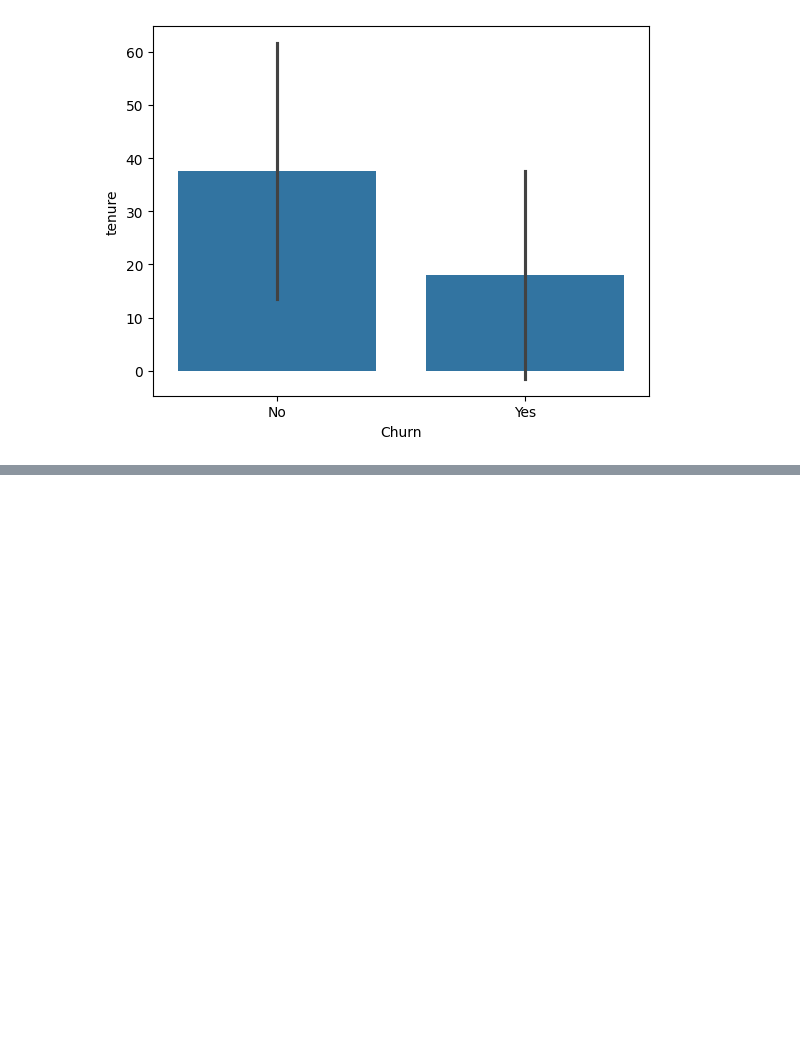
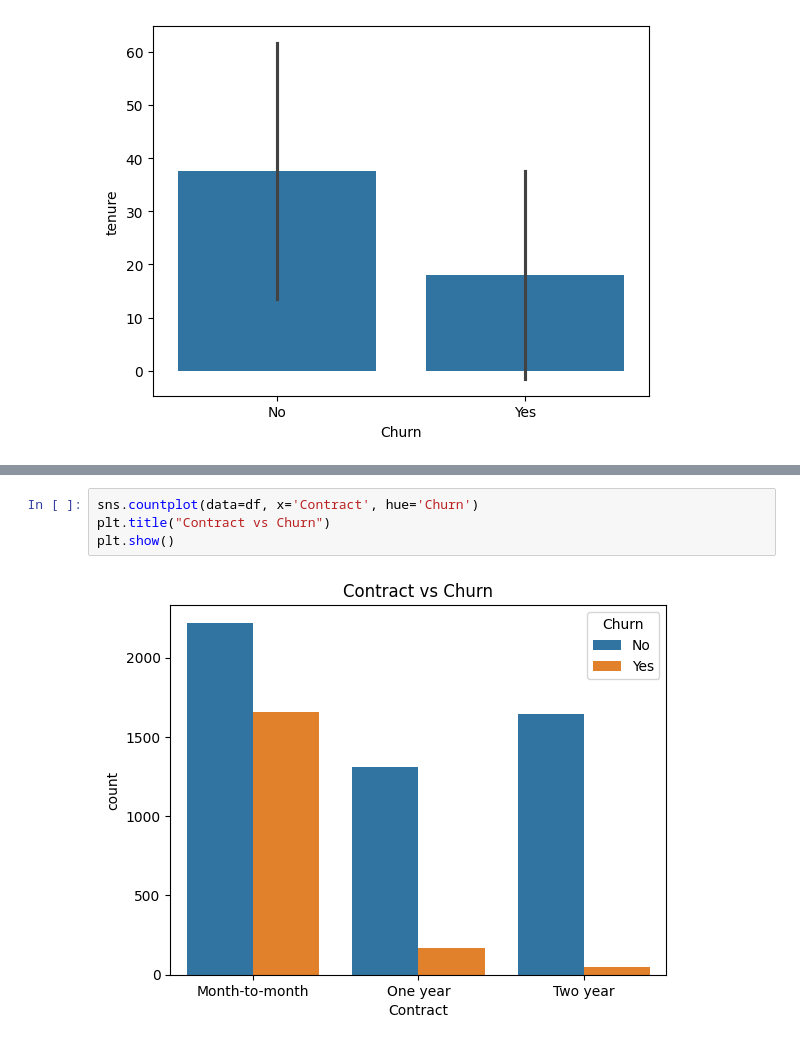
Before and after one commit to Deb-bie/customer-churn-prediction, a Jupyter notebook: notebooks/01_data_exploration/eda_overview.ipynb, the cells around one changed output, grey strips where cells are left out. Drawn from its saved outputs; the diff is of its cells as text; blank space fills up the shorter version.

```diff
--- a/notebooks/01_data_exploration/eda_overview.ipynb
+++ b/notebooks/01_data_exploration/eda_overview.ipynb
@@ -549,0 +607,6 @@ sns.barplot(data=df, x='Churn', y='tenure', errorbar='sd')
+# %%
+sns.countplot(data=df, x='Contract', hue='Churn')
+plt.title("Contract vs Churn")
+plt.show()
+# %% [output]
+[figure, added]
```
Also changed, not shown: parts of 16 cells of this notebook.
